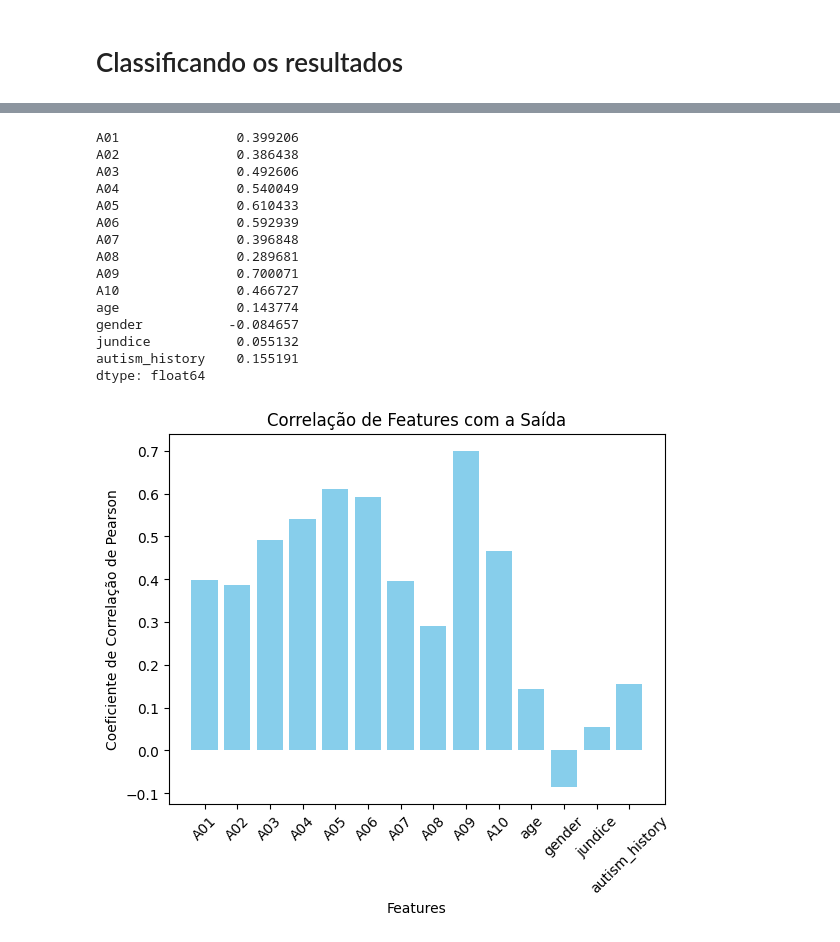
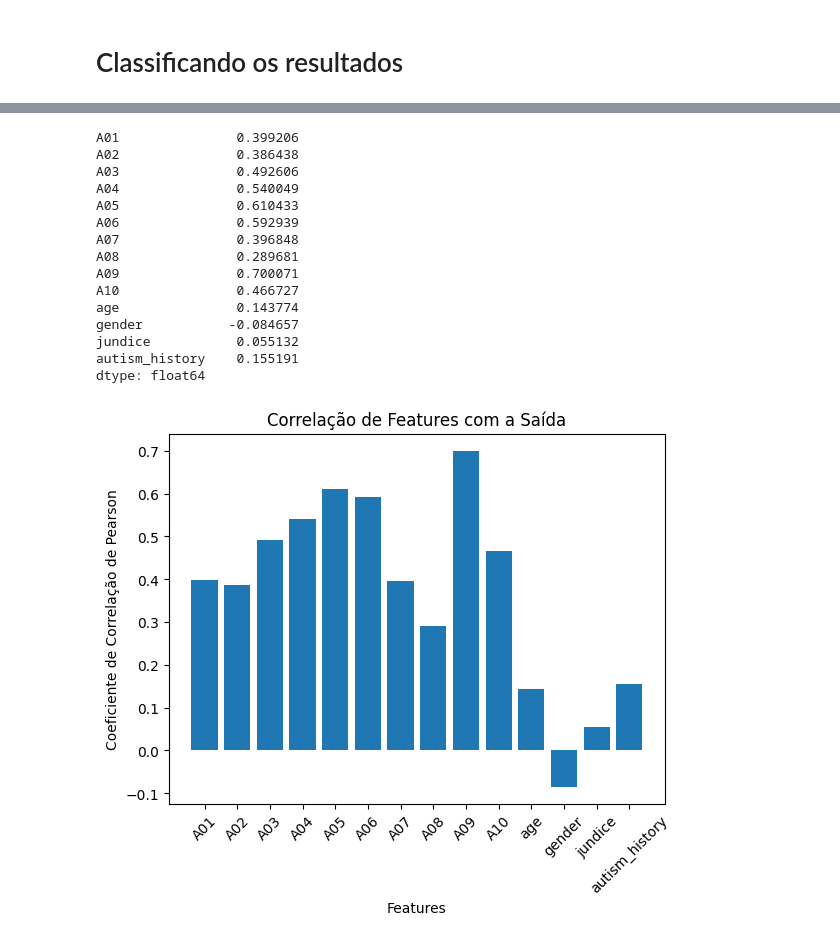
Before and after one commit to camposlaura/aprendizado_de_maquina_na_saude, a Jupyter notebook: main.ipynb, the cells around one changed output, grey strips where cells are left out. Cells and saved outputs as stored; diff of their text form; code cells hidden in the pictures.

```diff
--- a/main.ipynb
+++ b/main.ipynb
@@ -407,29 +414,29 @@ autism_history: 0.0010
 # %%
 # Coeficiente de correlação de Pearson
 correlacoes = X.corrwith(y)
 print(correlacoes)
 
 # Plotando o gráfico de barras
-plt.bar(correlacoes.index, correlacoes.values, color='skyblue')
+plt.bar(correlacoes.index, correlacoes.values)
 plt.xlabel('Features')
 plt.ylabel('Coeficiente de Correlação de Pearson')
 plt.title('Correlação de Features com a Saída')
 plt.xticks(rotation=45)
 plt.show()
 # %% [output]
 A01               0.399206
 A02               0.386438
 A03               0.492606
 A04               0.540049
 A05               0.610433
 A06               0.592939
 A07               0.396848
 A08               0.289681
 A09               0.700071
 A10               0.466727
 age               0.143774
 gender           -0.084657
 jundice           0.055132
 autism_history    0.155191
 dtype: float64
-[figure, old version]
+[figure, new version]
```
Also changed, not shown: parts of 36 cells of this notebook.
